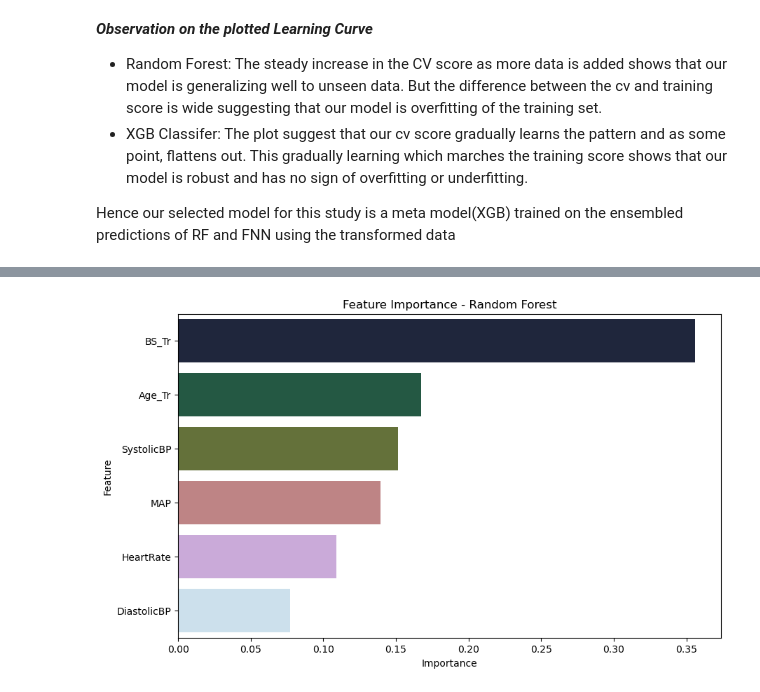
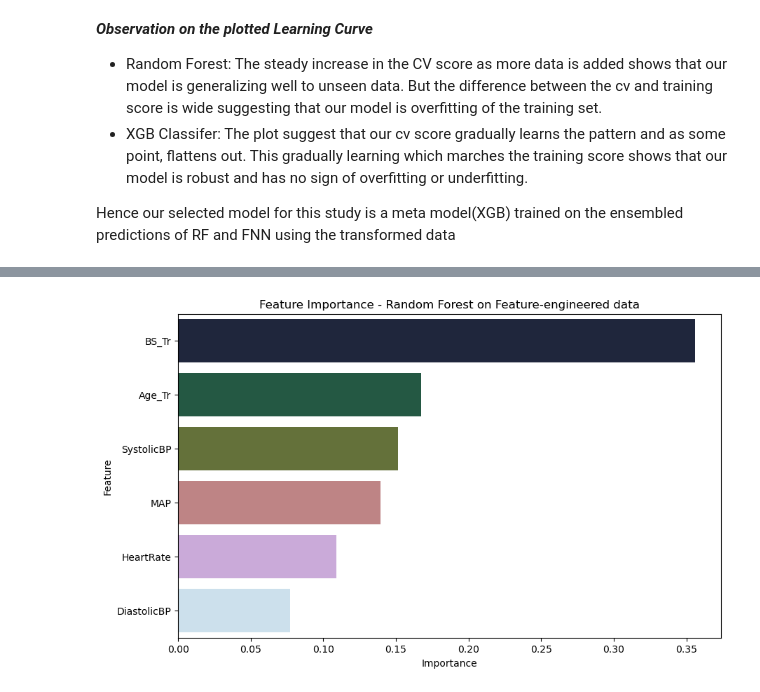
Before and after one commit to Maryannrichard/Maternal_health_research, a Jupyter notebook: MATERNAL_HEALTH_ML_CODE.ipynb, the cells around one changed output, grey strips where cells are left out. Saved outputs shown, nothing was run; the diff lists cells and outputs as text; code cells hidden in the pictures.

```diff
--- a/MATERNAL_HEALTH_ML_CODE.ipynb
+++ b/MATERNAL_HEALTH_ML_CODE.ipynb
@@ -492,7 +481,7 @@ print(df)
 # %%
 # drop the original transformed features
 
-df_transform = df.drop(['Age','BS'], axis=1)
+df_transform = df.drop(['BS','Age'], axis=1)
 # %% [markdown]
 ## 5. Data Preprocessing
 - It is essential to preprocess the data so as to ensure that the data is clean, well-formatted, and ready for model training.
@@ -567,8 +556,7 @@ X_test_or = scaler_or.transform(X_test)
 models_or = [[RandomForestClassifier(random_state=42), 'Random Forest'],
                [XGBClassifier(random_state=42), 'XGB Classifier'],
                [ExtraTreesClassifier(random_state=42), 'ET Classifier'],
-               [CatBoostClassifier(random_state=42), 'CB Classifier'],
-         [lgb.LGBMClassifier(random_state=42),'LGB Classifier']]
+               [CatBoostClassifier(random_state=42), 'CB Classifier']]
 # %%
 # set up evaluation metrics
 metrics_or = {'Model': [],
@@ -1030,8 +1036,7 @@ X_test_tr_sca = scaler_tr.transform(X_test_tr)
 model_tr = [[RandomForestClassifier(random_state=42), 'Random Forest'],
                [XGBClassifier(random_state=42), 'XGB Classifier'],
                [ExtraTreesClassifier(random_state=42), 'ET Classifier'],
-               [CatBoostClassifier(random_state=42), 'CB Classifier'],
-         [lgb.LGBMClassifier(random_state=42),'LGB Classifier']]
+               [CatBoostClassifier(random_state=42), 'CB Classifier']]
 # %%
 metrics_tr = {'Model_tr': [],
     'Accuracy': [],
@@ -1798,23 +1796,23 @@ plt.show()
 # %%
 # plot feature importance of the RF used on the transformed data
 # Get feature importances from the RF model
 feature_imp = rf_default.feature_importances_
 
 # Create a DataFrame for easier plotting
 features_df = pd.DataFrame({
     'Feature': X_tr.columns,
     'Importance': feature_imp
 })
 
 # Sort the DataFrame by importance
 features_df = features_df.sort_values(by='Importance', ascending=False)
 
 # Plotting the feature importance
 plt.figure(figsize=(10, 6))
 sns.barplot(x='Importance', y='Feature', data=features_df, palette='cubehelix')
-plt.title('Feature Importance - Random Forest')
+plt.title('Feature Importance - Random Forest on Feature-engineered data')
 plt.xlabel('Importance')
 plt.ylabel('Feature')
 plt.show()
 # %% [output]
-[figure, old version]
+[figure, new version]
```
Also changed, not shown: parts of 59 cells of this notebook.
